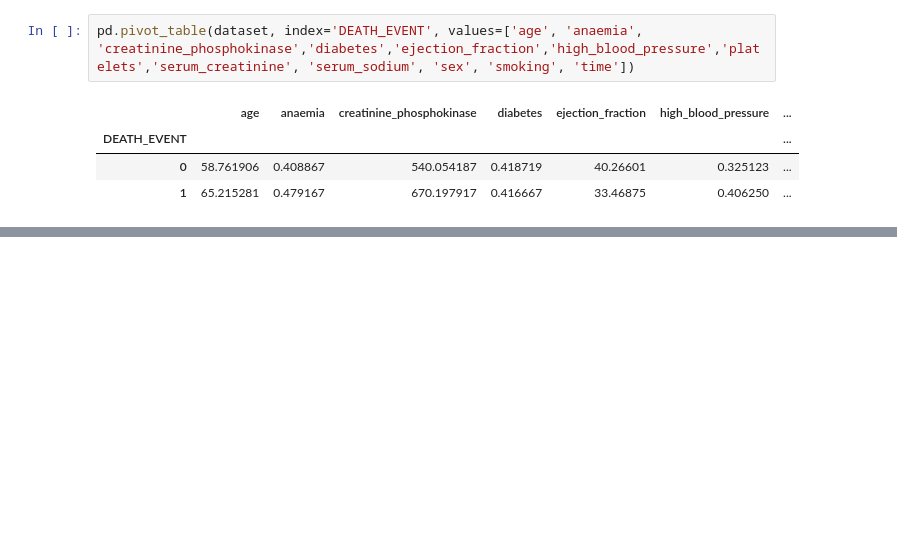
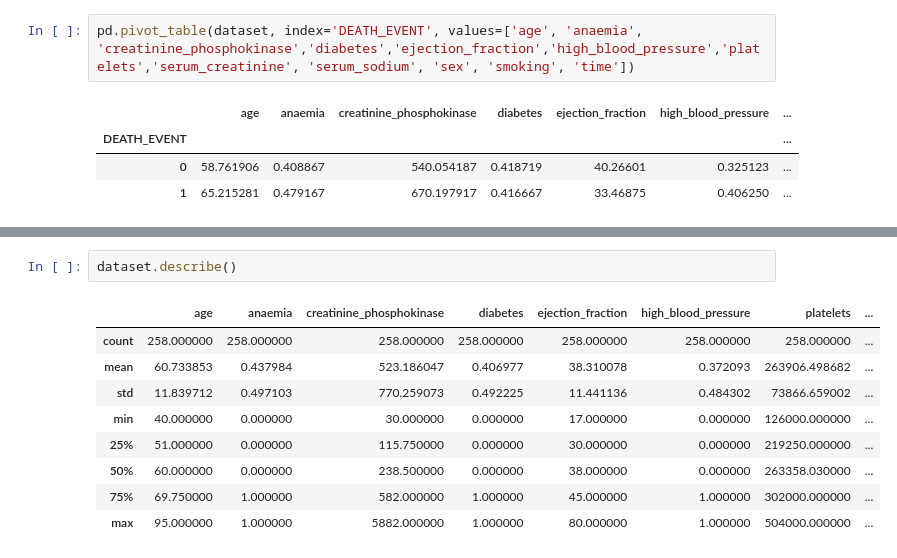
Before and after one commit to HemanthSai7/DSP, a Jupyter notebook: heart_failure.ipynb, the cells around one changed output, grey strips where cells are left out. Cells and saved outputs as stored; diff of their text form; blank space fills up the shorter version.

```diff
--- a/heart_failure.ipynb
+++ b/heart_failure.ipynb
@@ -158,0 +193,12 @@ pd.pivot_table(dataset, index='DEATH_EVENT', values=['age', 'anaemia', 'creatini
+# %%
+dataset.describe()
+# %% [output]
+|  | age | anaemia | creatinine_phosphokinase | diabetes | ejection_fraction | high_blood_pressure | platelets | ... |
+| count | 258.000000 | 258.000000 | 258.000000 | 258.000000 | 258.000000 | 258.000000 | 258.000000 | ... |
+| mean | 60.733853 | 0.437984 | 523.186047 | 0.406977 | 38.310078 | 0.372093 | 263906.498682 | ... |
+| std | 11.839712 | 0.497103 | 770.259073 | 0.492225 | 11.441136 | 0.484302 | 73866.659002 | ... |
+| min | 40.000000 | 0.000000 | 30.000000 | 0.000000 | 17.000000 | 0.000000 | 126000.000000 | ... |
+| 25% | 51.000000 | 0.000000 | 115.750000 | 0.000000 | 30.000000 | 0.000000 | 219250.000000 | ... |
+| 50% | 60.000000 | 0.000000 | 238.500000 | 0.000000 | 38.000000 | 0.000000 | 263358.030000 | ... |
+| 75% | 69.750000 | 1.000000 | 582.000000 | 1.000000 | 45.000000 | 1.000000 | 302000.000000 | ... |
+| max | 95.000000 | 1.000000 | 5882.000000 | 1.000000 | 80.000000 | 1.000000 | 504000.000000 | ... |
```
Also changed, not shown: parts of 9 cells of this notebook.
